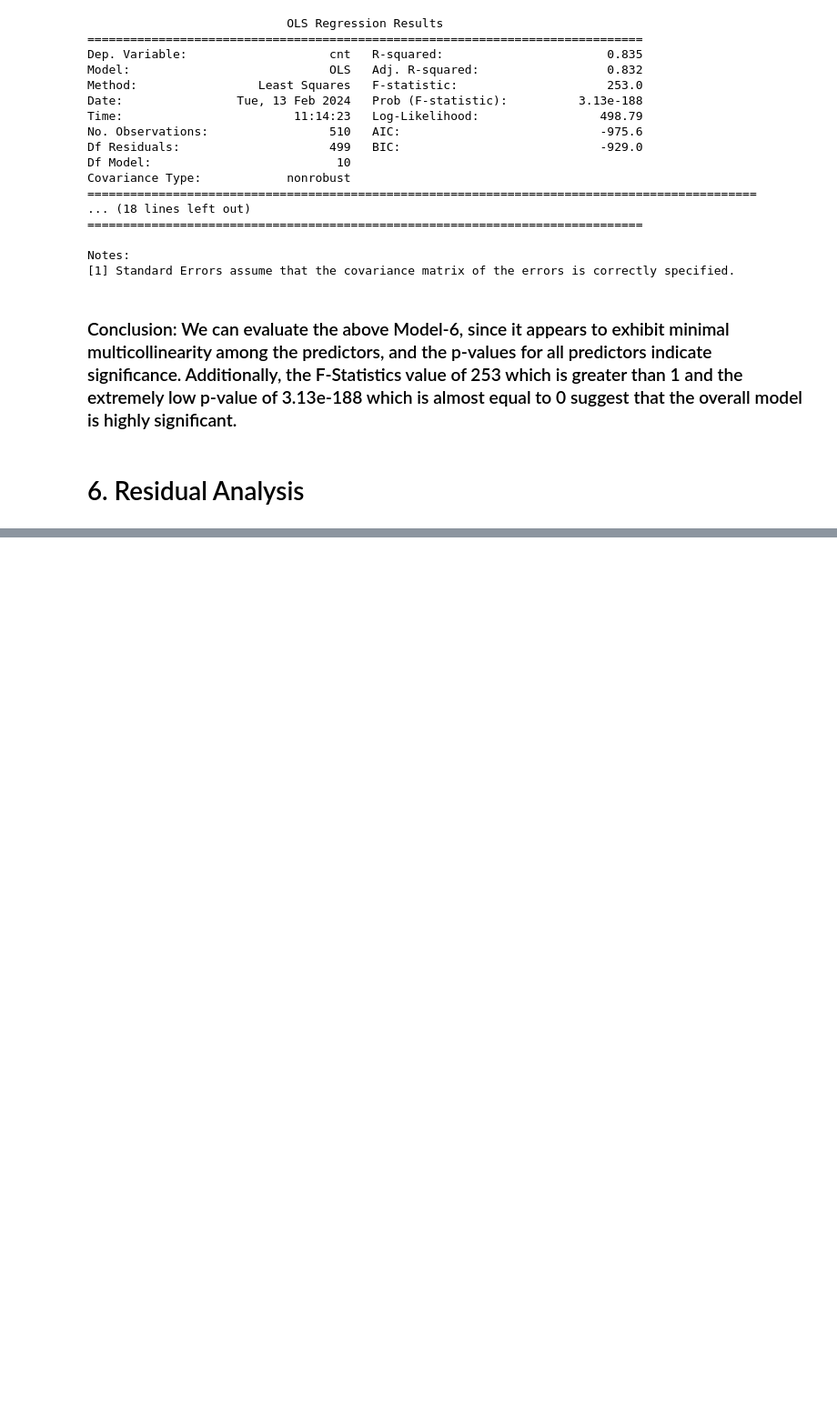
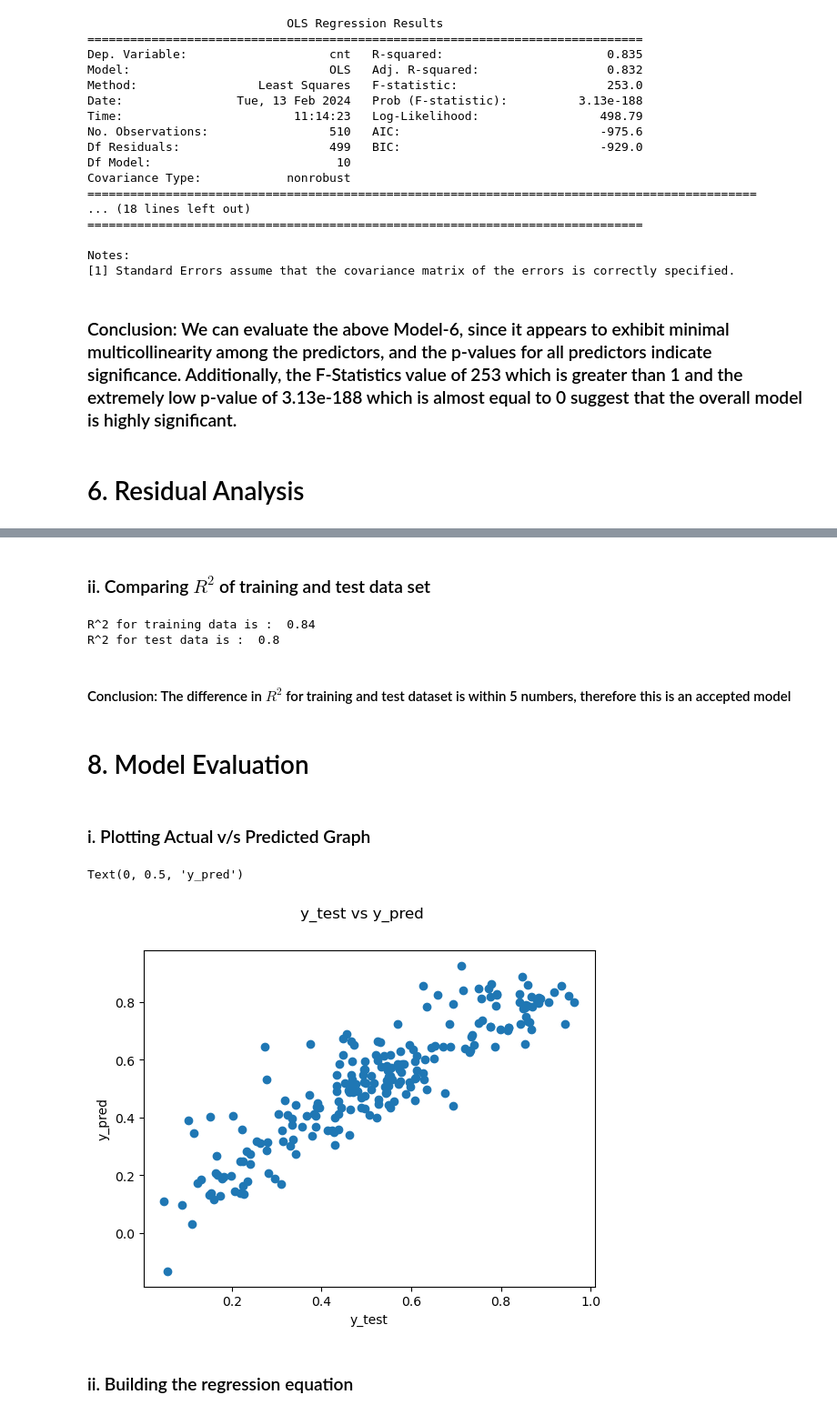
Before and after one commit to anagharavishankar/Regression_Bike_Sharing, a Jupyter notebook: Anagha_Ravishankar_Bike_Sharing.ipynb, the cells around one changed output, grey strips where cells are left out. Shown at 91% size. Cells and saved outputs as stored; diff of their text form; code cells hidden in the pictures; blank space fills up the shorter version.

Commit message:
Model Evaluation

```diff
--- a/Anagha_Ravishankar_Bike_Sharing.ipynb
+++ b/Anagha_Ravishankar_Bike_Sharing.ipynb
@@ -798,0 +803,4 @@ plt.show()
+# %%
+numerical_var = ['temp', 'atemp', 'hum', 'windspeed','cnt']
+test_df[numerical_var] = scaler.transform(test_df[numerical_var])
+test_df.head()
@@ -798,0 +815,44 @@ plt.show()
+# %%
+# forming X and y variables
+y_test = test_df.pop('cnt')
+X_test = test_df
+# %%
+# prrparing X_test based on selected columns
+selected_cols = X_train_rfe.columns
+X_test = X_test[selected_cols]
+
+# adding constant variable to test dataframe
+X_test_lm = sm.add_constant(X_test)
+y_test_pred = lr.predict(X_test_lm)
+# %% [markdown]
+### ii. Comparing $R^2$ of training and test data set
+# %%
+# computing R2 score for training data set
+r2_train = r2_score(y_train,y_train_pred)
+print("R^2 for training data is : ", round(r2_train,2))
+
+# computing R2 score for test data set
+r2_test = r2_score(y_test, y_test_pred)
+print("R^2 for test data is : ", round(r2_test,2))
+# %% [output]
+R^2 for training data is :  0.84
+R^2 for test data is :  0.8
+# %% [markdown]
+#### Conclusion: The difference in $R^2$ for training and test dataset is within 5 numbers, therefore this is an accepted model
+# %% [markdown]
+# 8. Model Evaluation
+# %% [markdown]
+### i. Plotting Actual v/s Predicted Graph
+# %%
+# plotting the graph for actual versus predicted values to understand the spread
+
+fig = plt.figure()
+plt.scatter(y_test, y_test_pred)
+fig.suptitle('y_test vs y_pred')
+plt.xlabel('y_test')
+plt.ylabel('y_pred')
+# %% [output]
+Text(0, 0.5, 'y_pred')
+[figure, added]
+# %% [markdown]
+### ii. Building the regression equation
```
Also changed, not shown: parts of 36 cells of this notebook.
